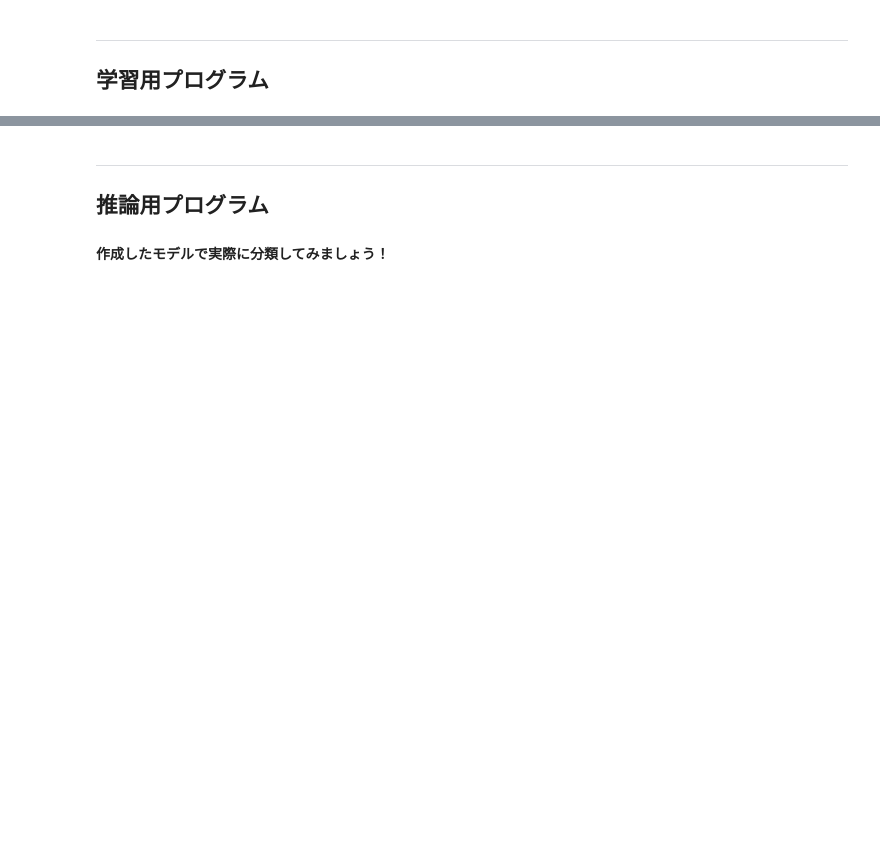
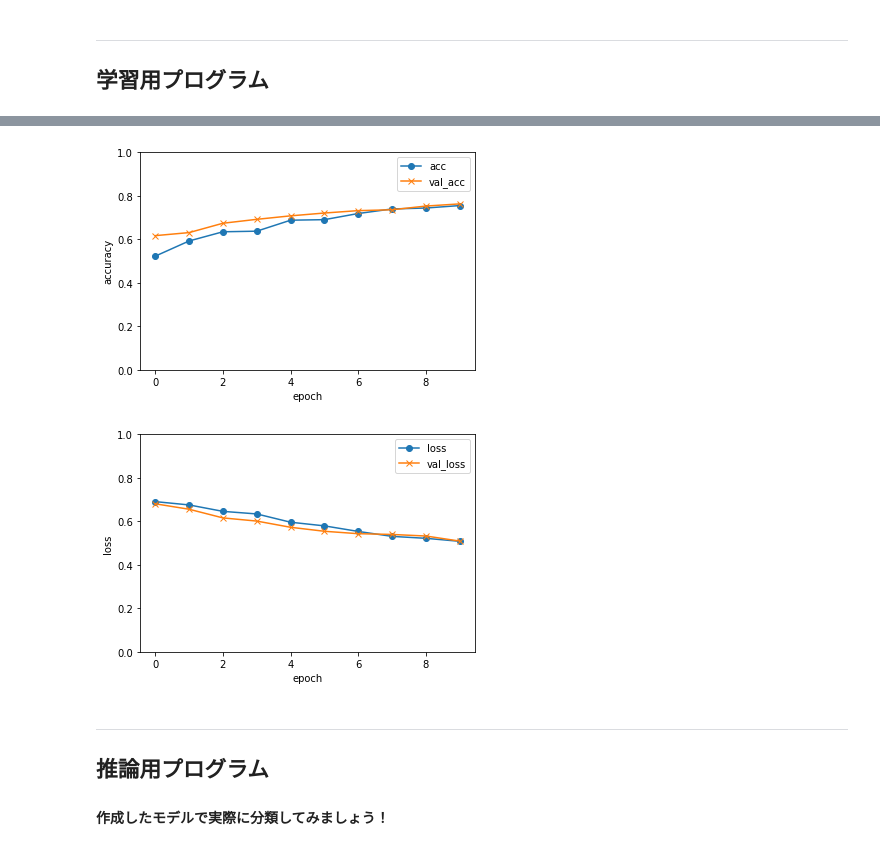
Before and after one commit to Rehide/AI_Workshop, a Jupyter notebook: cat-or-dog/Classification.ipynb, the cells around one changed output, grey strips where cells are left out. Cells and saved outputs as stored; diff of their text form; code cells hidden in the pictures; blank space fills up the shorter version.

```diff
--- a/cat-or-dog/Classification.ipynb
+++ b/cat-or-dog/Classification.ipynb
@@ -158,25 +161,31 @@ from keras.optimizers import Adam
 # %%
 # モデルの設計
 model = Sequential()
-# 畳み込み1層目
+
+## 1層目
+# 畳み込み層 Conv2D(フィルタ数, (フィルタサイズ, フィルタサイズ), activation=活性化関数, input_shape=(入力データサイズ,　入力データサイズ, チャネル数))
 model.add(Conv2D(32, (3,3), activation="relu", input_shape=(img_size, img_size, 3)))
-model.add(BatchNormalization())
+# プーリング層 MaxPooling2D((フィルタサイズ, フィルタサイズ))
 model.add(MaxPooling2D((2, 2)))
- # 畳み込み2層目
+
+## 2層目
+# 畳み込み層
 model.add(Conv2D(64, (3, 3), activation="relu"))
-model.add(BatchNormalization())
+# プーリング層
 model.add(MaxPooling2D((2, 2)))
- # 畳み込み3層目
+
+## 3層目
+# 畳み込み層
 model.add(Conv2D(128, (3, 3), activation="relu"))
-model.add(BatchNormalization())
+# プーリング層
 model.add(MaxPooling2D((2, 2)))
+
 #  全結合層
-model.add(Flatten())
-model.add(Dropout(0.5))
-model.add(Dense(256, activation="relu"))
-model.add(BatchNormalization())
-model.add(Dense(2))
-model.add(Activation('softmax'))
+model.add(Flatten()) # 1次元に変換
+model.add(Dropout(0.5)) # ドロップアウト
+model.add(Dense(256, activation="relu")) # 全結合層 256次元
+model.add(Dense(2)) # 全結合層 クラス数に合わせる（今回は2クラス分類のため次元数=2）
+model.add(Activation('softmax')) # softmax関数
 
 # モデルの構造を出力
 model.summary()
@@ -219,15 +224,15 @@ _________________________________________________________________
 # %%
-# *** ハイパーパラメータ ***
+## ハイパーパラメータ
 
 # 学習更新回数 epoch = iteration / (データ数 / バッチサイズ)
 epochs = 10
 # バッチサイズ
 batch_size = 128
 # 学習率
-lr = 0.0001
+learning_rate = 0.0001
 # %%
 # コンパイル
-adam = Adam(lr, beta_1=0.9, beta_2=0.999, epsilon=1e-08) # 最適化手法: Adam
+adam = Adam(learning_rate, beta_1=0.9, beta_2=0.999, epsilon=1e-08) # 最適化手法: Adam
 model.compile(optimizer=adam, loss='categorical_crossentropy', metrics=['accuracy'])
 
 # 学習
@@ -286,3 +294,5 @@ Epoch 10/10
+[figure, added]
+[figure, added]
 # %% [markdown]
 ---
 ## 推論用プログラム
```
Also changed, not shown: parts of 11 cells of this notebook, 5 other files.
